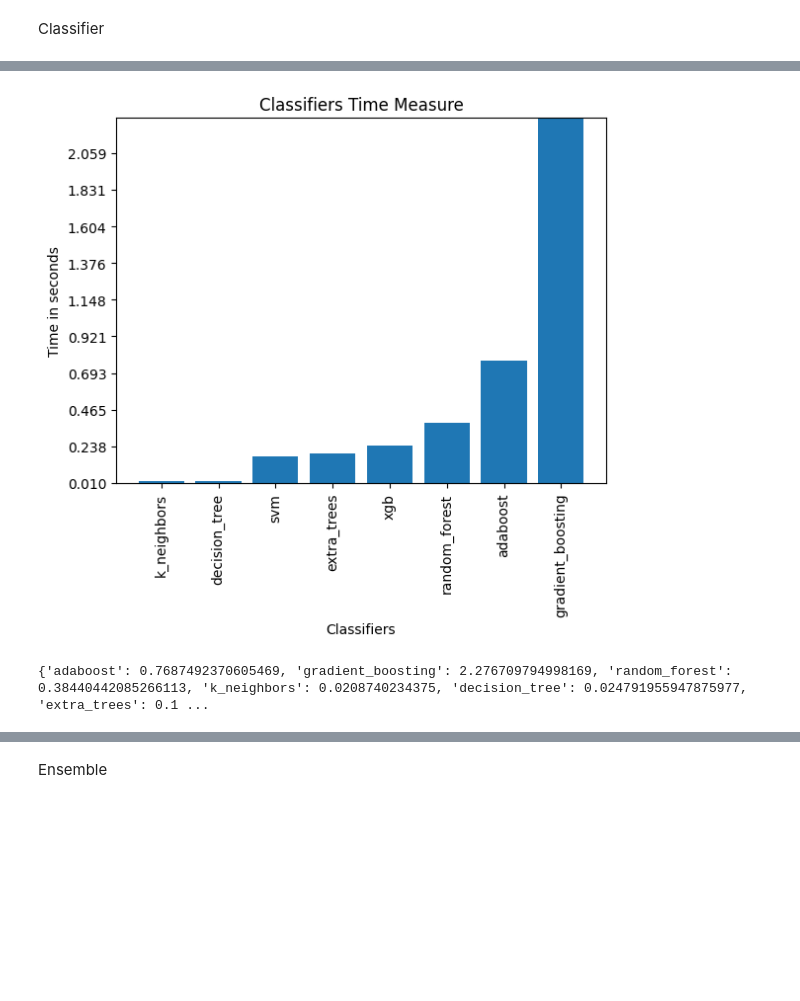
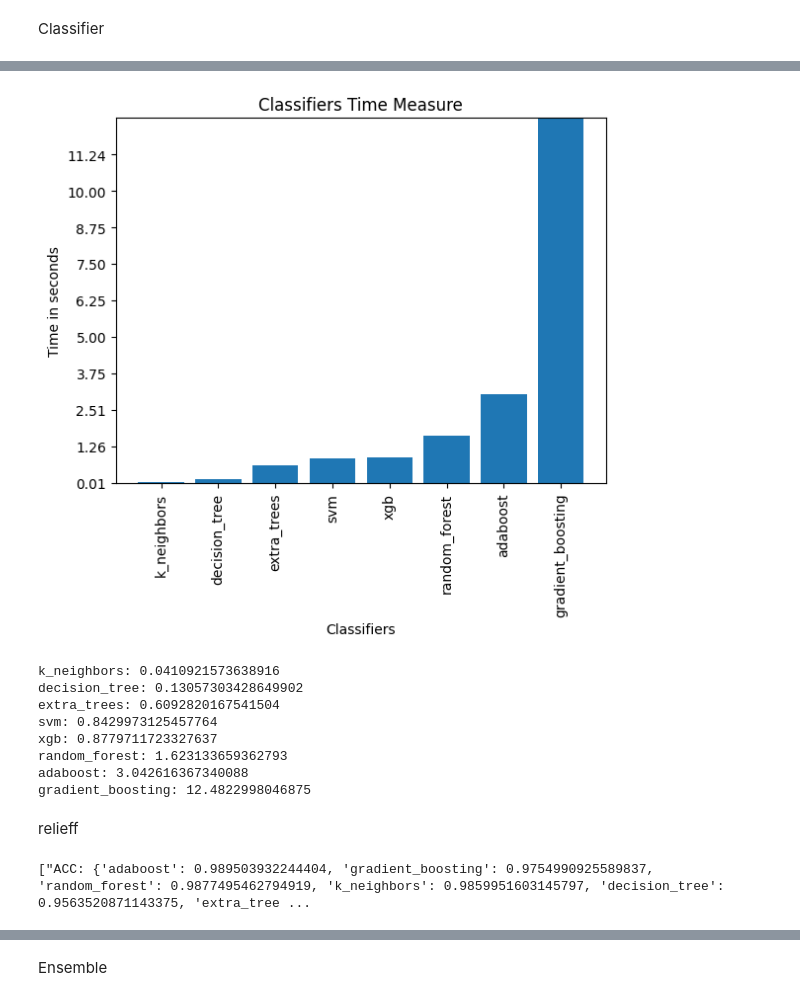
Before and after one commit to Szymqn/GlioClass, a Jupyter notebook: example_model.ipynb, the cells around one changed output, grey strips where cells are left out. Drawn from its saved outputs; the diff is of its cells as text; code cells hidden in the pictures; blank space fills up the shorter version.

```diff
--- a/example_model.ipynb
+++ b/example_model.ipynb
@@ -49,6 +83,6 @@ Classifier
 # %%
-clf1 = classifier.Classifier(X, y, features=lasso_features, classifiers=['all'], cross_validation='stratified_k_fold', fold=3)
+clf_lasso = classifier.Classifier(X, y, features=lasso_features, classifiers=['all'], cross_validation='stratified_k_fold', fold=10)
 # %%
-pm1 = performanceMetrics.PerformanceMetrics(clf1)
-pm1.all_metrics()
+pm_lasso = performanceMetrics.PerformanceMetrics(clf_lasso)
+pm_lasso.all_metrics()
 # %% [output]
@@ -65,5 +102,14 @@ pm1.plot_classifier_acc()
 # %%
-pm1.plot_classifier_time()
+pm_lasso.plot_classifier_time()
 # %% [output]
-[figure, old version]
+[figure, new version]
-{'adaboost': 0.7687492370605469, 'gradient_boosting': 2.276709794998169, 'random_forest': 0.38440442085266113, 'k_neighbors': 0.0208740234375, 'decision_tree': 0.024791955947875977, 'extra_trees': 0.1 ...
+k_neighbors: 0.0410921573638916
+decision_tree: 0.13057303428649902
+extra_trees: 0.6092820167541504
+svm: 0.8429973125457764
+xgb: 0.8779711723327637
+random_forest: 1.623133659362793
+adaboost: 3.042616367340088
+gradient_boosting: 12.4822998046875
+# %% [markdown]
+relieff
@@ -69,0 +118,5 @@ pm1.plot_classifier_time()
+# %%
+pm_relieff = performanceMetrics.PerformanceMetrics(clf_relieff)
+pm_relieff.all_metrics()
+# %% [output]
+["ACC: {'adaboost': 0.989503932244404, 'gradient_boosting': 0.9754990925589837, 'random_forest': 0.9877495462794919, 'k_neighbors': 0.9859951603145797, 'decision_tree': 0.9563520871143375, 'extra_tree ...
```
Also changed, not shown: parts of 49 cells of this notebook.
